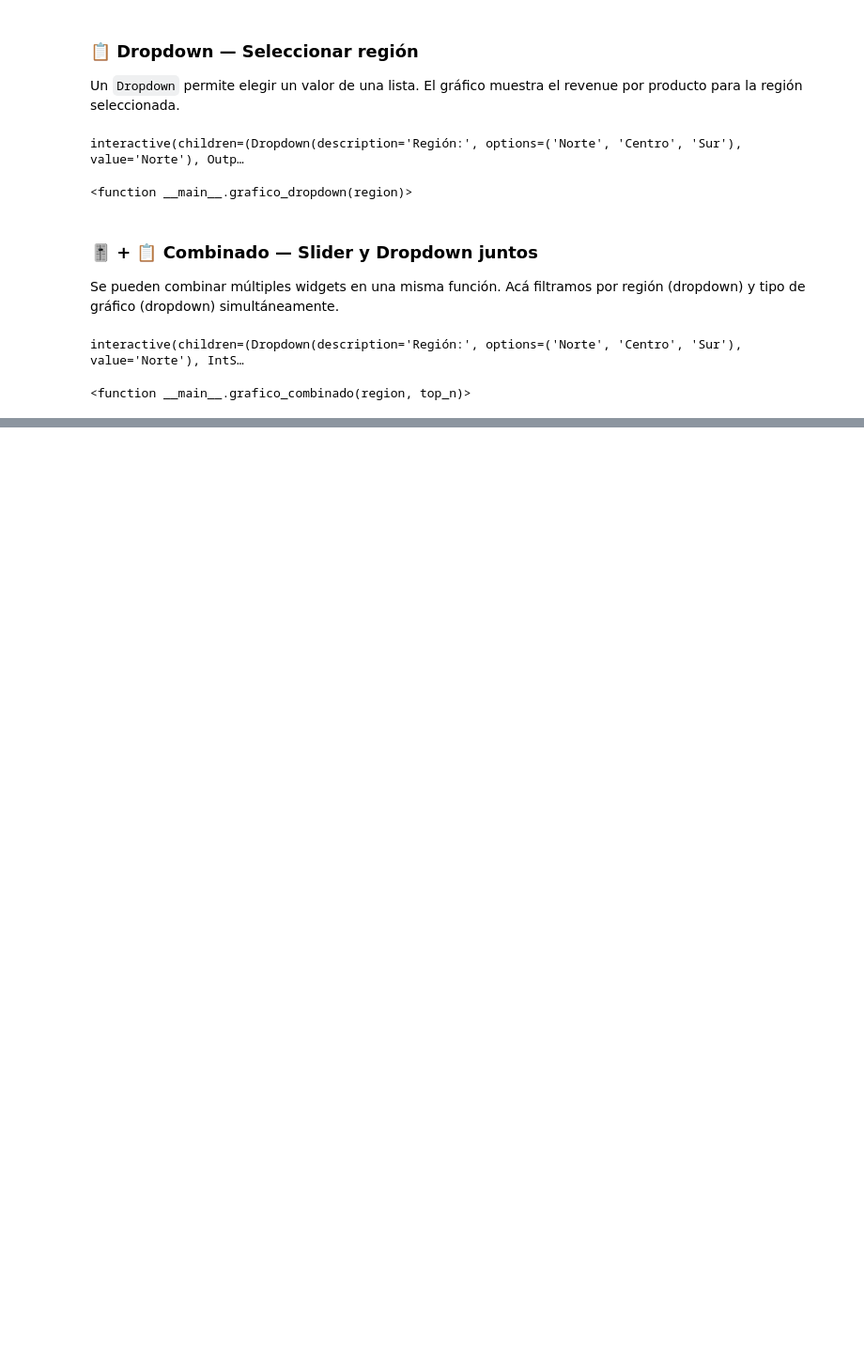
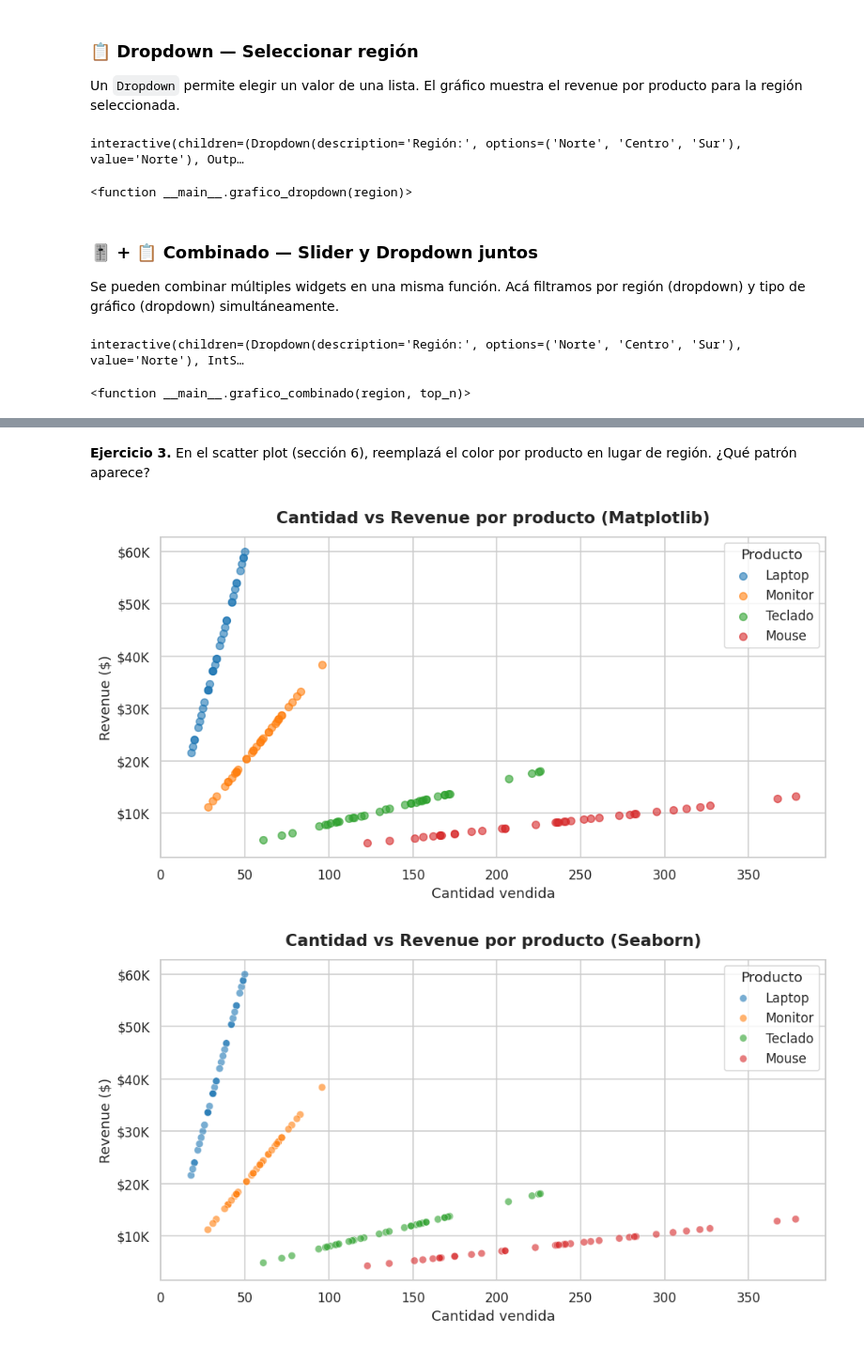
Before and after one commit to alexballera/taller-tgad-fce, a Jupyter notebook: sesiones/segundo-parcial/u2/clase13/teorica/TPAD_Clase_13_2_matplotlib_seaborn.ipynb, the cells around one changed output, grey strips where cells are left out. Shown at 94% size. Saved outputs shown, nothing was run; the diff lists cells and outputs as text; code cells hidden in the pictures; blank space fills up the shorter version.

```diff
--- a/sesiones/segundo-parcial/u2/clase13/teorica/TPAD_Clase_13_2_matplotlib_seaborn.ipynb
+++ b/sesiones/segundo-parcial/u2/clase13/teorica/TPAD_Clase_13_2_matplotlib_seaborn.ipynb
@@ -632,0 +809,43 @@ interactive(children=(Dropdown(description='Región:', options=('Norte', 'Centro
+# %% [markdown]
+**Ejercicio 3.** En el scatter plot (sección 6), reemplazá el color por producto en lugar de región. ¿Qué patrón aparece?
+# %%
+# Ejercicio 3 — Scatter plot coloreado por producto en lugar de región
+
+# ── 🔵 Matplotlib ──────────────────────────────────────────────────
+plt.figure(figsize=(9, 5))
+for producto in PRODUCTOS:
+    datos = df[df['Producto'] == producto]
+    plt.scatter(datos['Cantidad'], datos['Revenue'],
+                label=producto, alpha=0.6, s=40)
+
+plt.title('Cantidad vs Revenue por producto (Matplotlib)',
+          fontsize=14, fontweight='bold', pad=12)
+plt.xlabel('Cantidad vendida')
+plt.ylabel('Revenue ($)')
+plt.gca().yaxis.set_major_formatter(mticker.FuncFormatter(lambda x, _: f'${x/1000:.0f}K'))
+plt.legend(title='Producto')
+plt.tight_layout()
+plt.show()
+
+# ── 🟠 Seaborn ─────────────────────────────────────────────────────
+plt.figure(figsize=(9, 5))
+sns.scatterplot(data=df, x='Cantidad', y='Revenue',
+                hue='Producto', alpha=0.6, s=40)
+
+plt.title('Cantidad vs Revenue por producto (Seaborn)',
+          fontsize=14, fontweight='bold', pad=12)
+plt.xlabel('Cantidad vendida')
+plt.ylabel('Revenue ($)')
+plt.gca().yaxis.set_major_formatter(mticker.FuncFormatter(lambda x, _: f'${x/1000:.0f}K'))
+plt.legend(title='Producto')
+plt.tight_layout()
+plt.show()
+
+# ── Patrón observado ───────────────────────────────────────────────
+# Cada producto forma una banda diagonal bien separada de las demás.
+# Esto se debe a que el precio es fijo por producto: Revenue = Cantidad × Precio.
+# La relación es perfectamente lineal dentro de cada producto, con pendiente = precio.
+# Laptop (precio $1200) forma la banda más alta; Mouse ($35) la más baja y horizontal.
+# %% [output]
+[figure, added]
+[figure, added]
```
Also changed, not shown: parts of 42 cells of this notebook, 2 other files.
